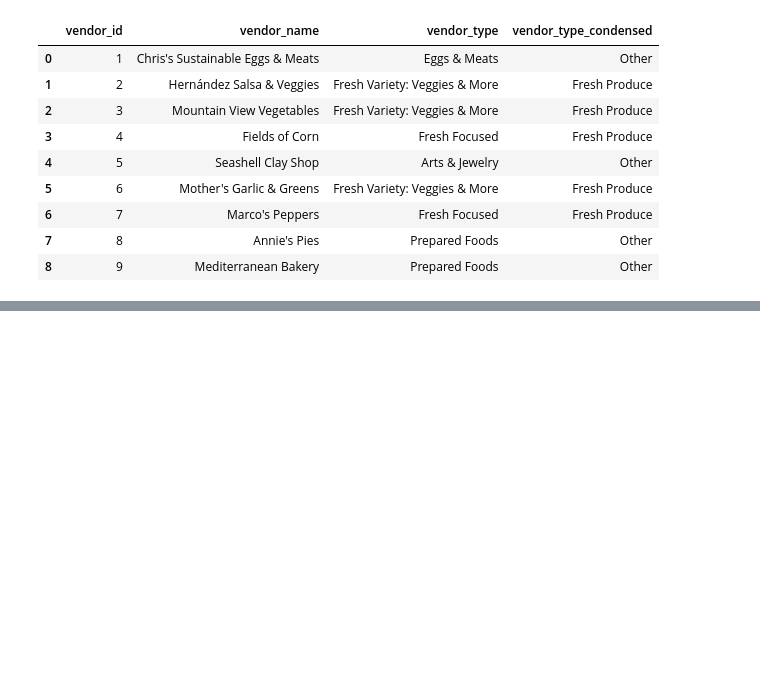
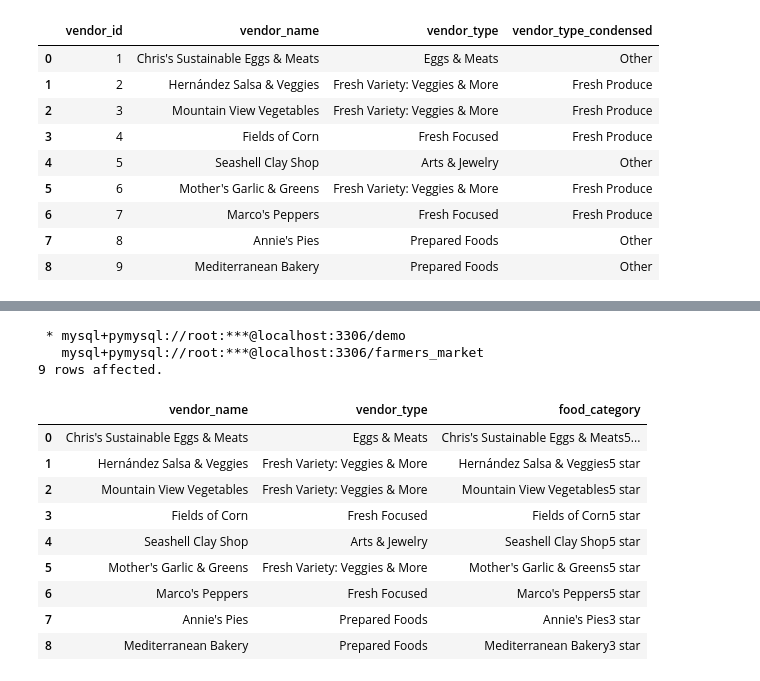
Before and after one commit to KunalNeon/SQL-For-Data-Scientist, a Jupyter notebook: sql.ipynb, the cells around one changed output, grey strips where cells are left out. Cells and saved outputs as stored; diff of their text form; code cells hidden in the pictures; blank space fills up the shorter version.

```diff
--- a/sql.ipynb
+++ b/sql.ipynb
@@ -821,0 +877,26 @@ SELECT
+# %%
+query15='''
+select vendor_name,vendor_type,
+case
+    when lower(vendor_type) like 'prepa%'
+        then concat(cast(vendor_name as char), '3 star')
+    else concat(cast(vendor_name as char), '5 star')
+end as food_category
+
+from farmers_market.vendor
+'''
+%sql $query15
+# %% [output]
+ * mysql+pymysql://root:***@localhost:3306/demo
+   mysql+pymysql://root:***@localhost:3306/farmers_market
+9 rows affected.
+|  | vendor_name | vendor_type | food_category |
+| 0 | Chris's Sustainable Eggs & Meats | Eggs & Meats | Chris's Sustainable Eggs & Meats5... |
+| 1 | Hernández Salsa & Veggies | Fresh Variety: Veggies & More | Hernández Salsa & Veggies5 star |
+| 2 | Mountain View Vegetables | Fresh Variety: Veggies & More | Mountain View Vegetables5 star |
+| 3 | Fields of Corn | Fresh Focused | Fields of Corn5 star |
+| 4 | Seashell Clay Shop | Arts & Jewelry | Seashell Clay Shop5 star |
+| 5 | Mother's Garlic & Greens | Fresh Variety: Veggies & More | Mother's Garlic & Greens5 star |
+| 6 | Marco's Peppers | Fresh Focused | Marco's Peppers5 star |
+| 7 | Annie's Pies | Prepared Foods | Annie's Pies3 star |
+| 8 | Mediterranean Bakery | Prepared Foods | Mediterranean Bakery3 star |
```
Also changed, not shown: parts of 4 cells of this notebook.
